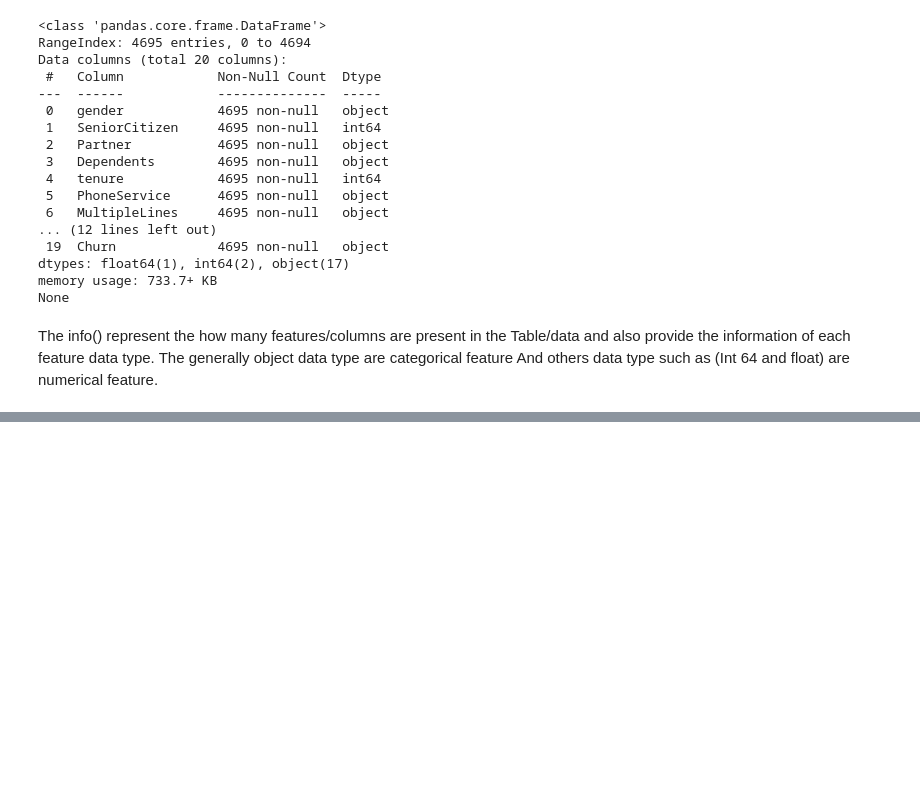
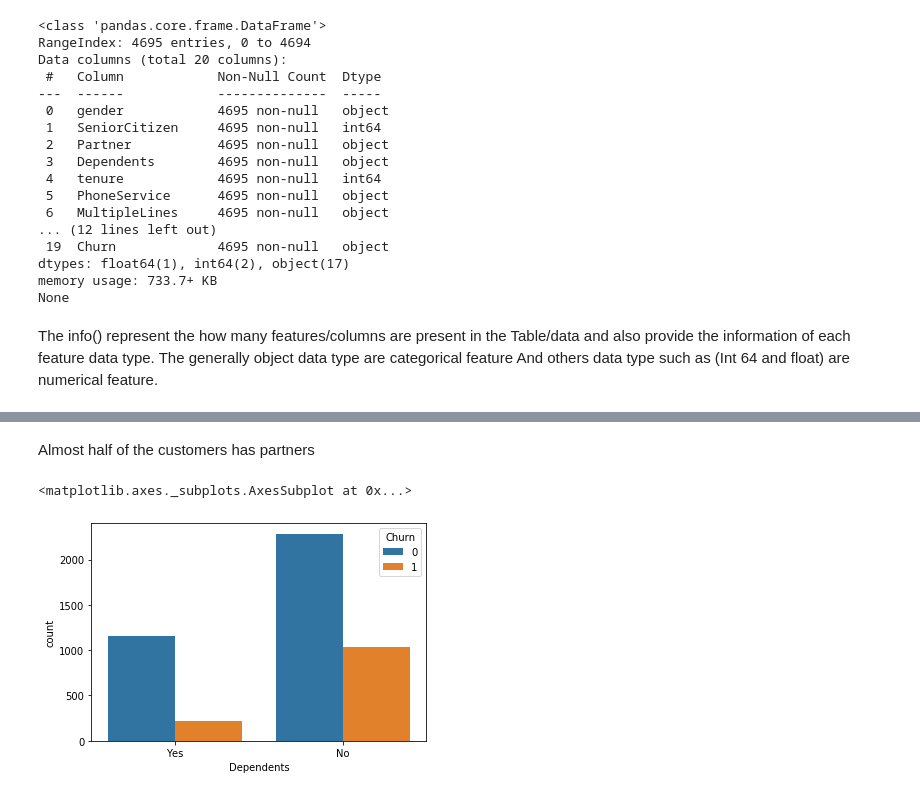
Before and after one commit to pgupta119/Churn-Problem, a Jupyter notebook: Churn problem.ipynb, the cells around one changed output, grey strips where cells are left out. Saved outputs shown, nothing was run; the diff lists cells and outputs as text; code cells hidden in the pictures; blank space fills up the shorter version.

```diff
--- a/Churn problem.ipynb
+++ b/Churn problem.ipynb
@@ -174,0 +123,7 @@ dataswt
+# %% [markdown]
+Almost half of the customers has partners
+# %%
+sns.countplot(x='Dependents',hue="Churn", data=dataset)
+# %% [output]
+<matplotlib.axes._subplots.AxesSubplot at 0x...>
+[figure, added]
```
Also changed, not shown: parts of 117 cells of this notebook.
